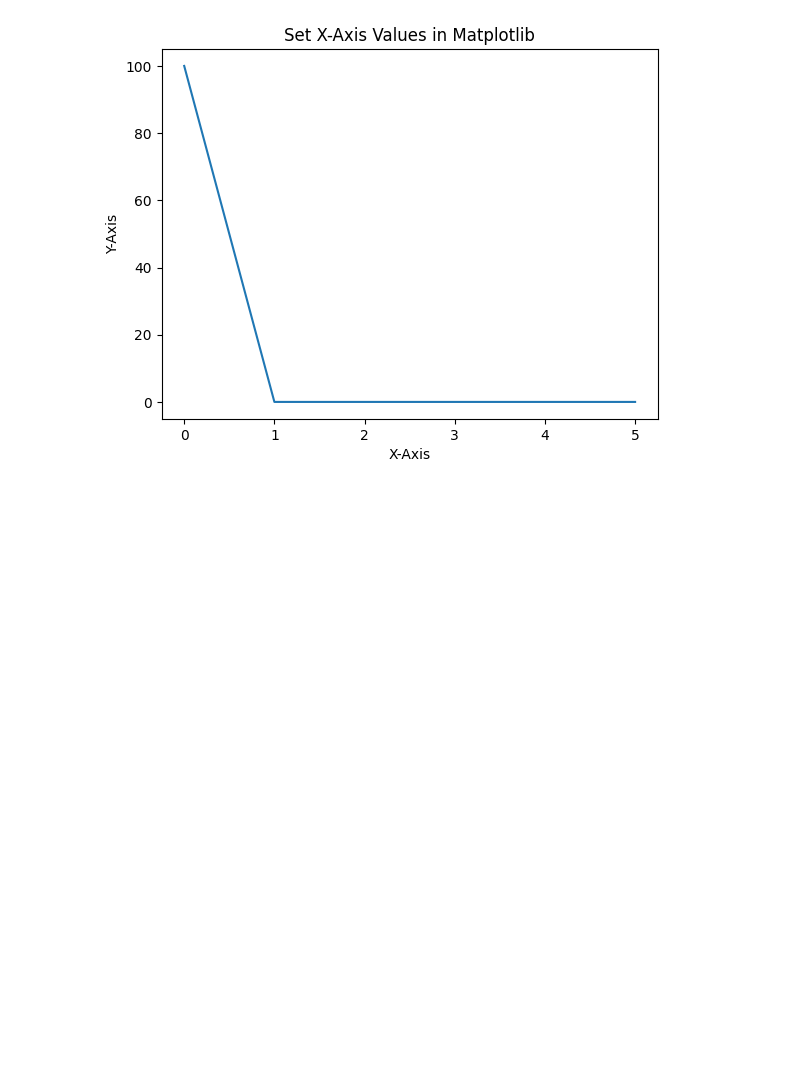
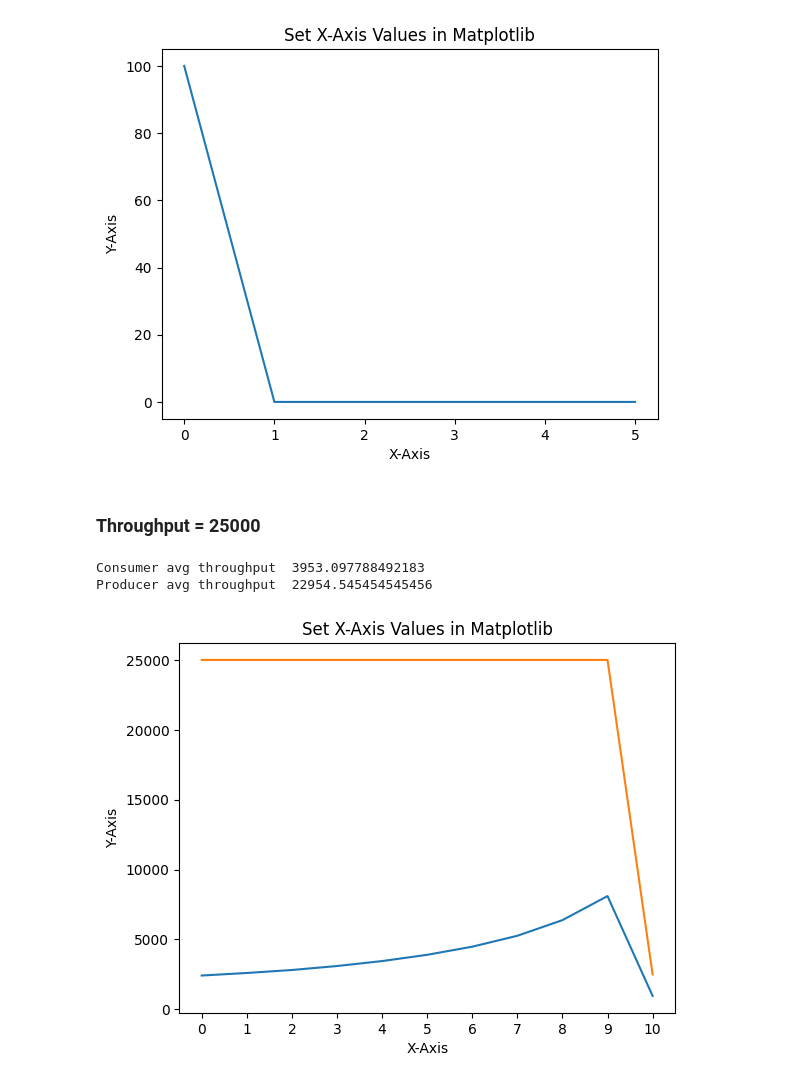
Before and after one commit to chinmayparekh/StreamingDataSystems, a Jupyter notebook: plots/batch.ipynb, the cells around one changed output. Saved outputs shown, nothing was run; the diff lists cells and outputs as text; code cells hidden in the pictures; blank space fills up the shorter version.

```diff
--- a/plots/batch.ipynb
+++ b/plots/batch.ipynb
@@ -136,3 +136,16 @@ plot_latency(latency)
 # %% [output]
 Latency  100.000408772533
 [figure]
+# %% [markdown]
+### Throughput = 25000
+# %%
+t= [25000, 25000, 25000, 25000, 25000, 25000, 25000, 25000, 25000, 25000, 25000, 25000, 25000, 25000, 25000, 25000, 25000, 25000, 25000, 25000, 25000, 25000, 25000, 25000, 25000, 25000, 25000, 25000, 25000, 25000, 25000, 25000, 25000, 25000, 25000, 25000, 25000, 25000, 25000, 25000, 25000, 25000, 25000, 25000, 25000, 25000, 25000, 25000, 25000, 25000, 25000, 25000, 25000, 25000, 25000, 25000, 25000, 25000, 25000, 25000, 25000, 25000, 25000, 25000, 25000, 25000, 25000, 25000, 25000, 25000, 25000, 25000, 25000, 25000, 25000, 25000, 25000, 25000, 25000, 25000, 25000, 25000, 25000, 25000, 25000, 25000, 25000, 25000, 25000, 25000, 25000, 25000, 25000, 25000, 25000, 25000, 25000, 25000, 25000, 25000, 25000]
+consumer=  [2419.647522396112, 2601.8210978446564, 2814.6646143032995, 3099.352778275947, 3453.5983573139, 3901.755117140131, 4483.081513862746, 5263.165096962764, 6382.365473138793, 8104.354784274557, 960.269317901114]
+latency =  [100, 0.00010332083400000001, 9.6086545e-05, 8.8820529e-05, 8.0662002e-05, 7.2388267e-05, 6.4073729e-05, 5.5765214e-05, 4.7499935e-05, 3.917043e-05, 3.0847613e-05]
+# Matches =  [32924, 32889, 32814, 32835, 32951, 32956, 32803, 32729, 32916, 32663, 3252]
+# %%
+plot_throughput(consumer,t)
+# %% [output]
+Consumer avg throughput  3953.097788492183
+Producer avg throughput  22954.545454545456
+[figure, added]
```
Also changed, not shown: parts of 5 cells of this notebook, 15 other files.
